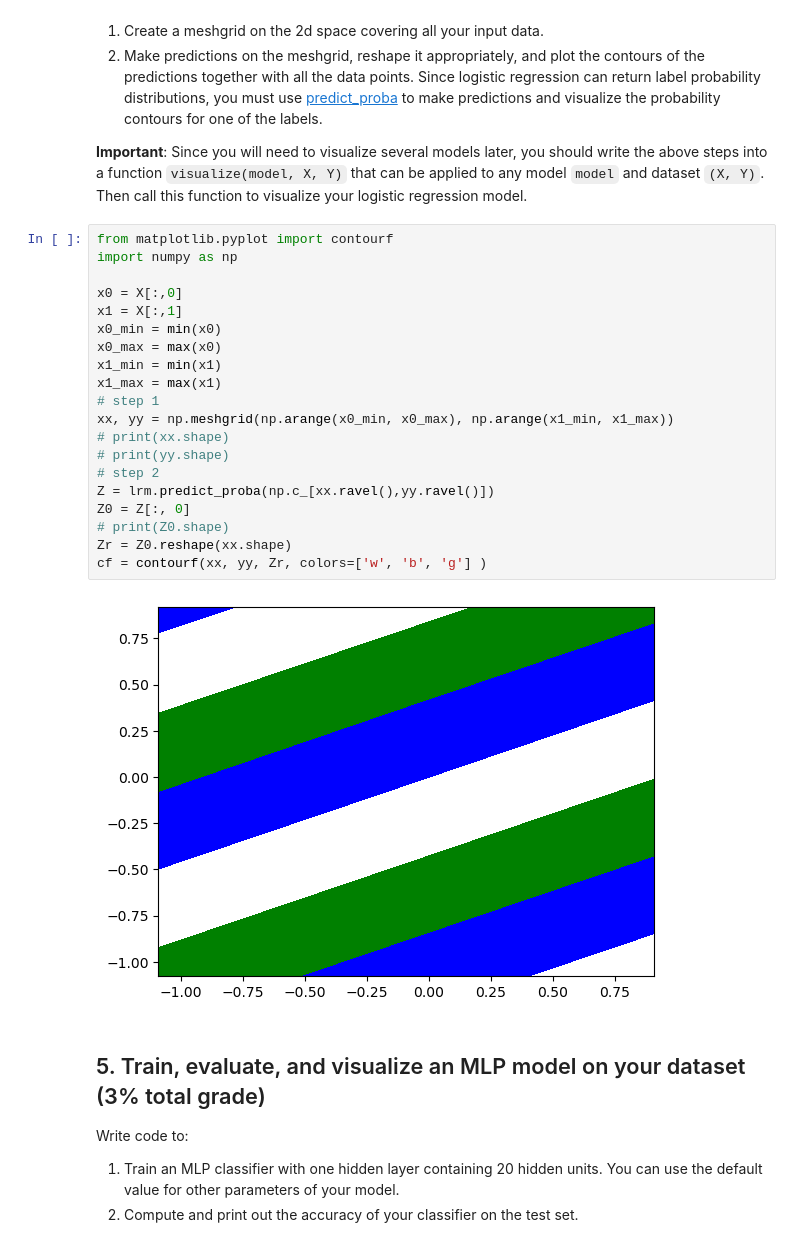
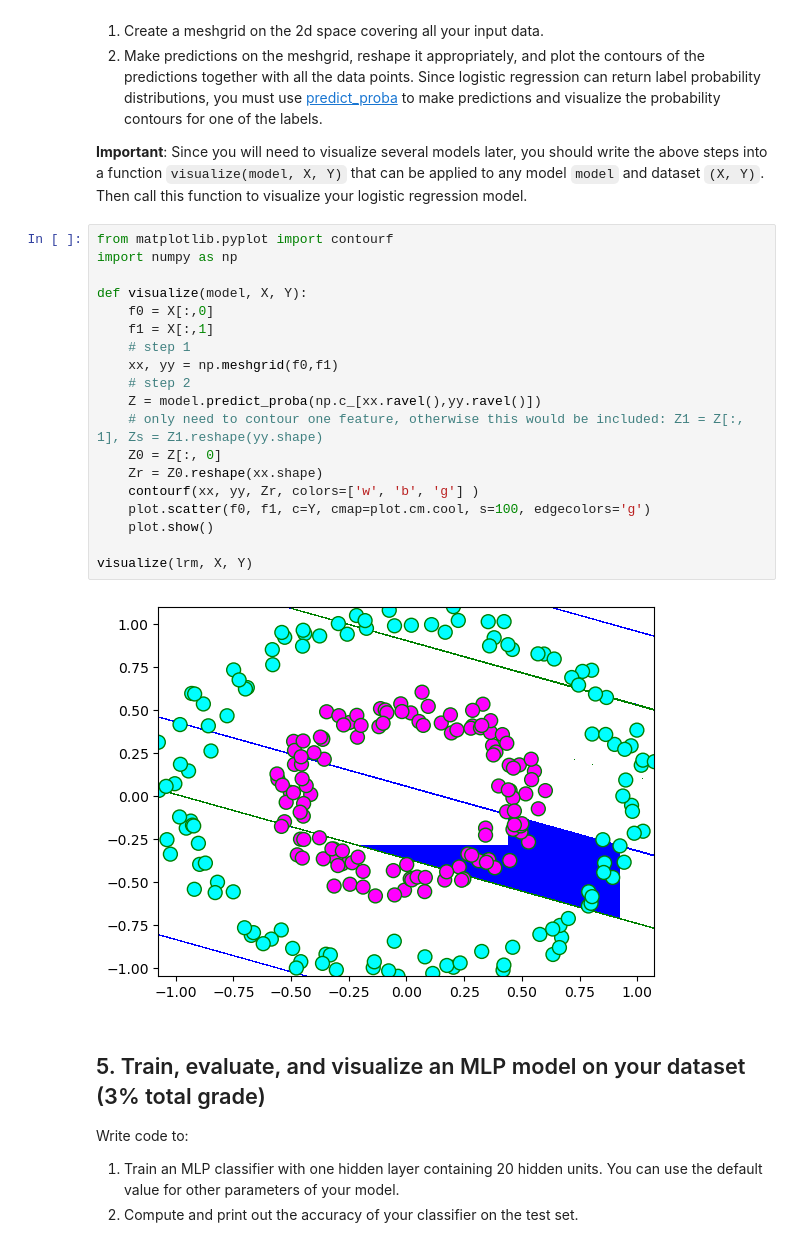
Before and after one commit to michaelcordero/cap-5602-ai, a Jupyter notebook: homework_notebooks/homework4.ipynb, the cells around one changed output. Saved outputs shown, nothing was run; the diff lists cells and outputs as text.

```diff
--- a/homework_notebooks/homework4.ipynb
+++ b/homework_notebooks/homework4.ipynb
@@ -60,25 +59,24 @@ Write code to visualize your logistic regression model. You must:
 # %%
 from matplotlib.pyplot import contourf
 import numpy as np
 
-x0 = X[:,0]
-x1 = X[:,1]
-x0_min = min(x0)
-x0_max = max(x0)
-x1_min = min(x1)
-x1_max = max(x1)
-# step 1
-xx, yy = np.meshgrid(np.arange(x0_min, x0_max), np.arange(x1_min, x1_max))
-# print(xx.shape)
-# print(yy.shape)
-# step 2
-Z = lrm.predict_proba(np.c_[xx.ravel(),yy.ravel()])
-Z0 = Z[:, 0]
-# print(Z0.shape)
-Zr = Z0.reshape(xx.shape)
-cf = contourf(xx, yy, Zr, colors=['w', 'b', 'g'] )
+def visualize(model, X, Y):
+    f0 = X[:,0]
+    f1 = X[:,1]
+    # step 1
+    xx, yy = np.meshgrid(f0,f1)
+    # step 2
+    Z = model.predict_proba(np.c_[xx.ravel(),yy.ravel()])
+    # only need to contour one feature, otherwise this would be included: Z1 = Z[:, 1], Zs = Z1.reshape(yy.shape)
+    Z0 = Z[:, 0]
+    Zr = Z0.reshape(xx.shape)
+    contourf(xx, yy, Zr, colors=['w', 'b', 'g'] )
+    plot.scatter(f0, f1, c=Y, cmap=plot.cm.cool, s=100, edgecolors='g')
+    plot.show()
+
+visualize(lrm, X, Y)
 # %% [output]
-[figure, old version]
+[figure, new version]
 # %% [markdown]
 ## 5. Train, evaluate, and visualize an MLP model on your dataset (3% total grade)
 
```
Also changed, not shown: parts of 2 cells of this notebook.
